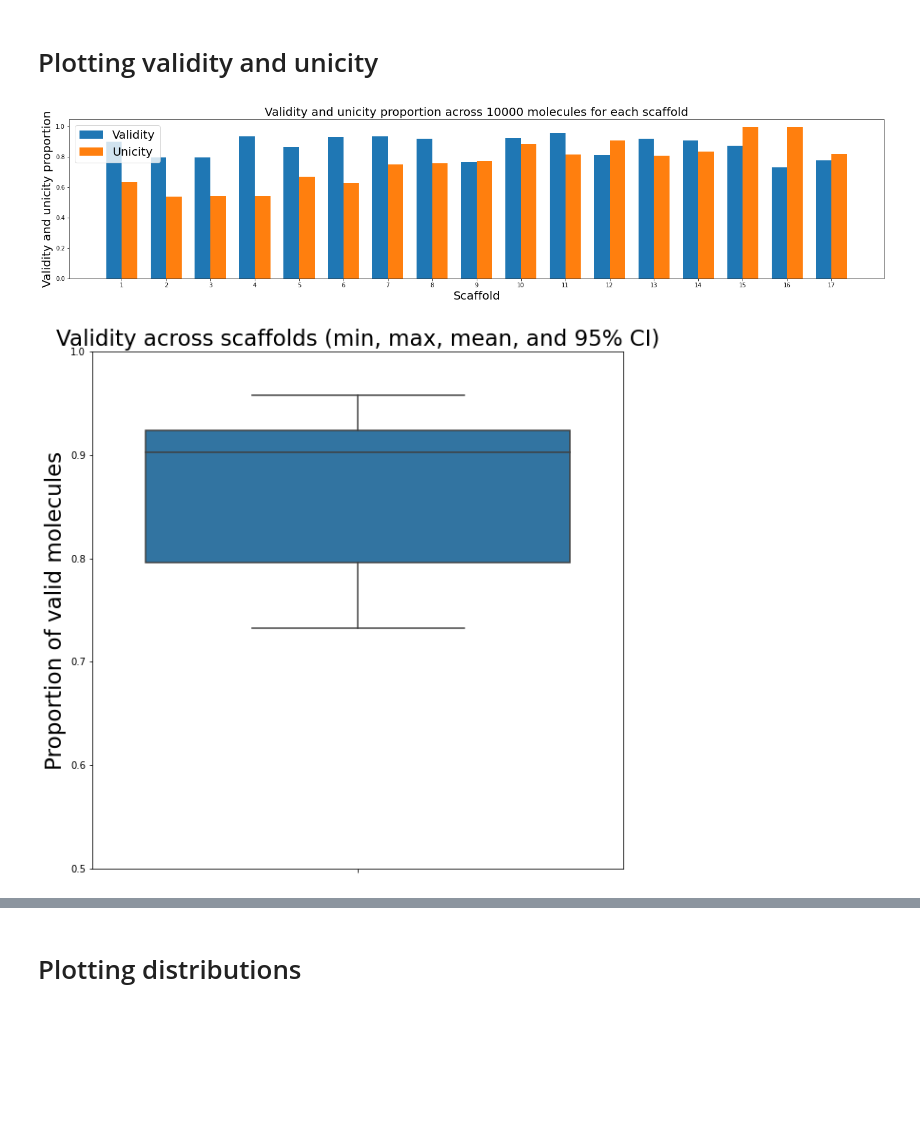
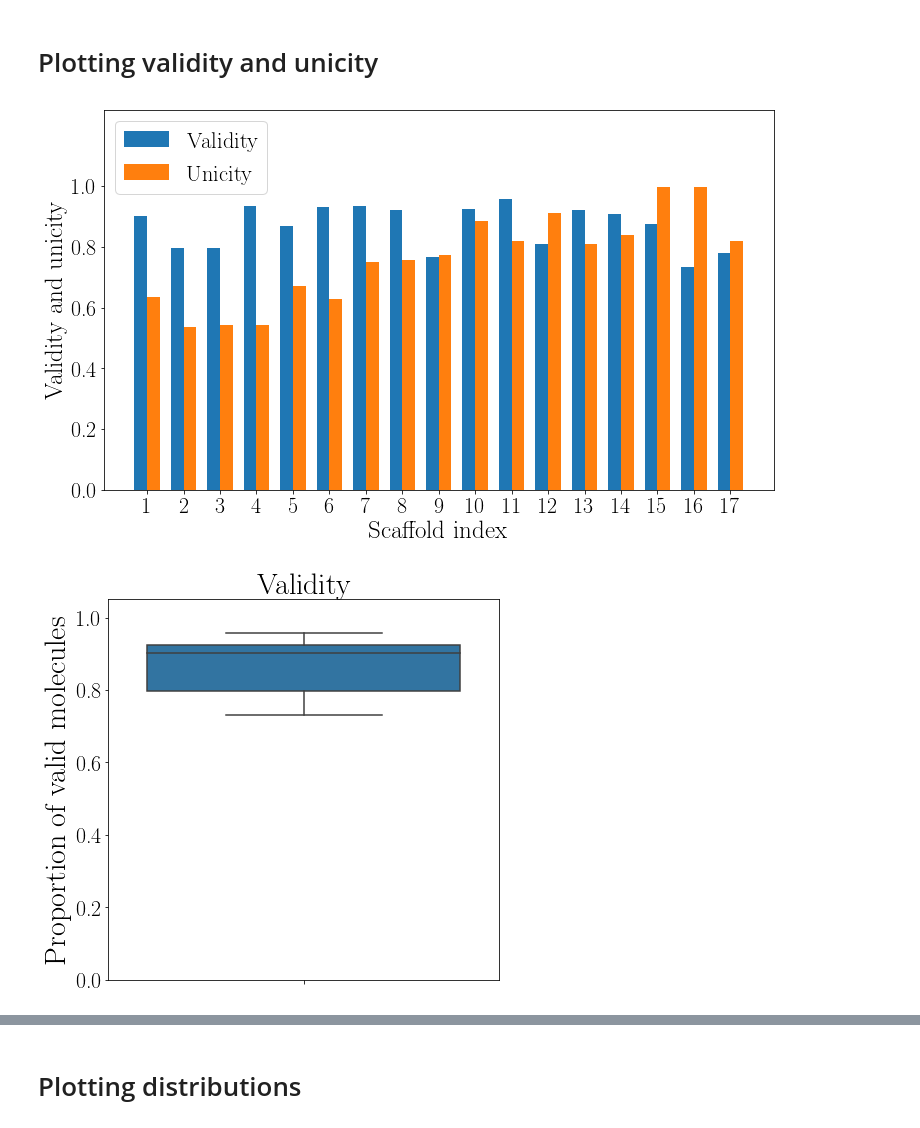
Before and after one commit to maxime-langevin/scaffold-constrained-generation, a Jupyter notebook: Distribution_learning_benchmarks.ipynb, the cells around one changed output, grey strips where cells are left out. Drawn from its saved outputs; the diff is of its cells as text; code cells hidden in the pictures; blank space fills up the shorter version.

```diff
--- a/Distribution_learning_benchmarks.ipynb
+++ b/Distribution_learning_benchmarks.ipynb
@@ -19,11 +19,20 @@ from utils import Variable, seq_to_smiles, fraction_valid_smiles, unique
 from rdkit.Chem.Draw import IPythonConsole
 
 import matplotlib.pyplot as plt
+import matplotlib
 import pandas as pd
 import torch
 
 import warnings
 warnings.filterwarnings('ignore')
+
+matplotlib.use("pgf")
+matplotlib.rcParams.update({
+    "pgf.texsystem": "pdflatex",
+    'font.family': 'serif',
+    'text.usetex': True,
+    'pgf.rcfonts': False,
+})
 
 %matplotlib inline
 # Loading trained model and appropriate vocabulary
@@ -327,62 +336,64 @@ for i in range(17):
 # %% [markdown]
 # Plotting validity and unicity
 # %%
+font = {'family' : 'normal',
+        'size'   : 25}
+
 labels = [str(i+1) for i in range(len(validity))]
 
 counts = []
 for scaff in scaffold:
     counts.append(scaff.count('*'))
 indexes = np.argsort(np.array(counts))
 
+
 x = np.arange(len(labels))  # the label locations
 width = 0.35  # the width of the bars
 
-fig, ax = plt.subplots(figsize=(25,5))
+fig, ax = plt.subplots(figsize=(12, 7))
+ax.set_ylim(0, 1.25)
 rects1 = ax.bar(x - width/2, np.array(validity)[indexes], width, label='Validity')
 rects2 = ax.bar(x + width/2, np.array(unicities)[indexes], width, label='Unicity')
 
 # Add some text for labels, title and custom x-axis tick labels, etc.
-ax.set_ylabel('Validity and unicity proportion',fontsize=20)
-ax.set_xlabel('Scaffold',fontsize=20)
+ax.set_ylabel('Validity and unicity',fontsize=25)
+ax.set_xlabel('Scaffold index',fontsize=25)
+#ax.set_title('Validity and unicity proportion across 10000 molecules for each scaffold', fontsize=25)
+ax.set_xticks(x)
+ax.set_xticklabels(labels, fontsize=22)
 
-ax.set_title('Validity and unicity proportion across 10000 molecules for each scaffold', fontsize=20)
-ax.set_xticks(x)
-ax.set_xticklabels(labels)
-ax.legend(prop={'size': 20})
+y = np.array([0.0, 0.2, 0.4, 0.6, 0.8, 1.0])
+ax.set_yticks(y)
+ax.set_yticklabels(y, fontsize=22)
+ax.legend(prop={'size': 22.5}, loc=2)
 
-
-def autolabel(rects):
-    """Attach a text label above each bar in *rects*, displaying its height."""
-    for rect in rects:
-        height = rect.get_height()
-        ax.annotate('{}'.format(height),
-                    xy=(rect.get_x() + rect.get_width() / 2, height),
-                    xytext=(0, 3),  # 3 points vertical offset
-                    textcoords="offset points",
-                    ha='center', va='bottom')
-
-
-# autolabel(rects1)
-# autolabel(rects2)
+plt.savefig('validity_unicity.pgf')
 
 #plt.show()
 # %% [output]
-[figure, old version]
+[figure, new version]
 # %%
 import matplotlib.pyplot as plt
 import matplotlib.ticker as plticker
 import seaborn as sns
 
 fig, ax = plt.subplots()
-fig.set_size_inches(w=10, h=10)
+fig.set_size_inches(w=7, h=7)
 
-ax.set_title('Validity across scaffolds (min, max, mean, and 95% CI)', fontsize=23)
-ax.set_ylabel("Proportion of valid molecules",fontsize=23)
+ax.set_title('Validity', fontsize=30)
+ax.set_ylabel("Proportion of valid molecules",fontsize=30)
 ax = sns.boxplot(x=validity, orient='v')
-ax.set_ylim(0.5, 1)
+ax.set_ylim(0, 1.05)
+
+y = np.array([0.0, 0.2, 0.4, 0.6, 0.8, 1.0])
+ax.set_yticks(y)
+ax.set_yticklabels(y, fontsize=22)
+
 loc = plticker.MultipleLocator(base=1.0) # this locator puts ticks at regular intervals
 ax.xaxis.set_major_locator(loc)
+plt.savefig('validity.pgf')
+
 # plt.show()
 # %% [output]
-[figure, old version]
+[figure, new version]
 # %%
```
Also changed, not shown: parts of 4 cells of this notebook, 7 other files.
